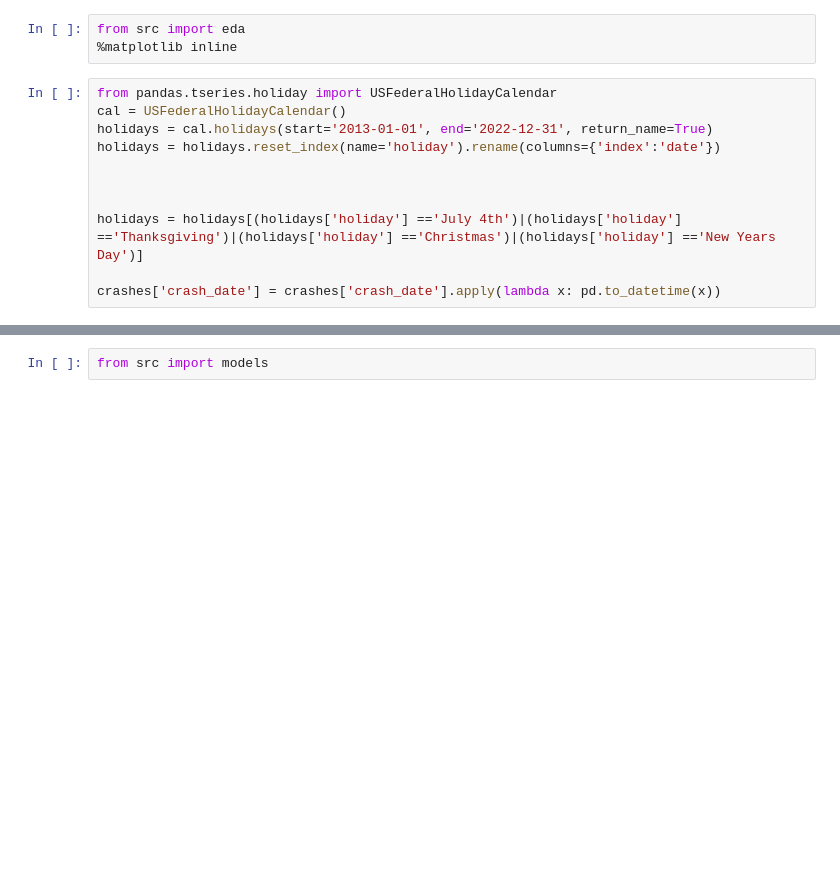
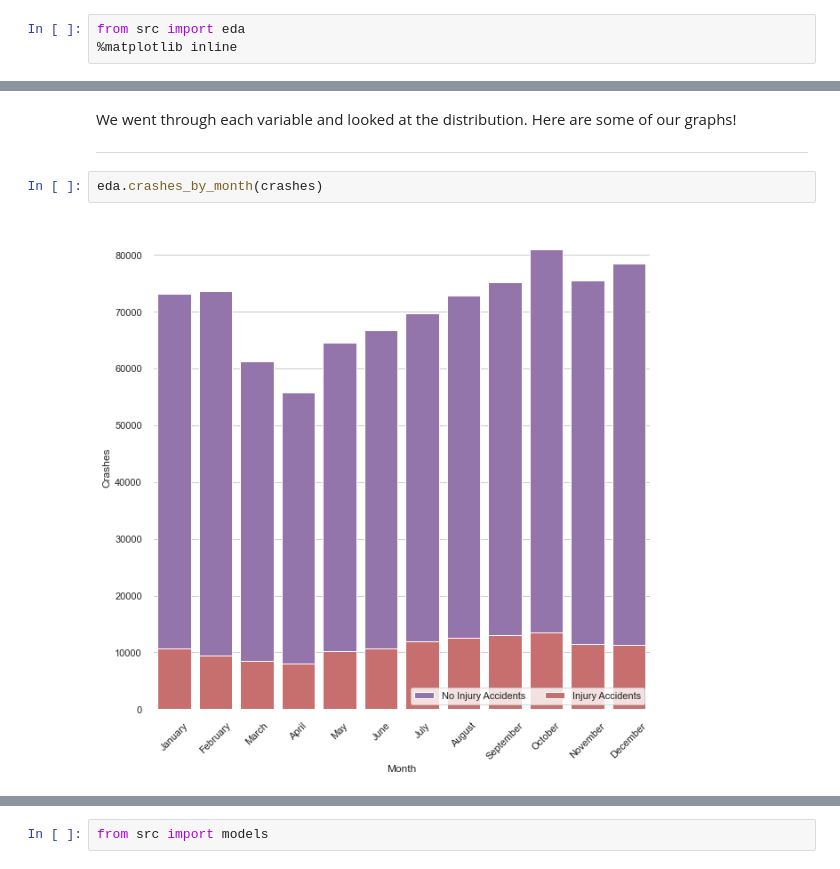
Before and after one commit to marcosvppfernandes/chicagoteam_quanggang, a Jupyter notebook: final_notebook.ipynb, the cells around one changed output, grey strips where cells are left out. Drawn from its saved outputs; the diff is of its cells as text; blank space fills up the shorter version.

```diff
--- a/final_notebook.ipynb
+++ b/final_notebook.ipynb
@@ -193,14 +197,3 @@ crashes, people, vehicles = data_cleaning.column_mask([crashes, people, vehicles
 # %%
 from src import eda
 %matplotlib inline
-# %%
-from pandas.tseries.holiday import USFederalHolidayCalendar
-cal = USFederalHolidayCalendar()
-holidays = cal.holidays(start='2013-01-01', end='2022-12-31', return_name=True)
-holidays = holidays.reset_index(name='holiday').rename(columns={'index':'date'})
-
-
-
-holidays = holidays[(holidays['holiday'] =='July 4th')|(holidays['holiday'] =='Thanksgiving')|(holidays['holiday'] =='Christmas')|(holidays['holiday'] =='New Years Day')]
-
-crashes['crash_date'] = crashes['crash_date'].apply(lambda x: pd.to_datetime(x))
@@ -231,0 +220,7 @@ Name: injured, dtype: int64
+# %% [markdown]
+We went through each variable and looked at the distribution. Here are some of our graphs!
+******
+# %%
+eda.crashes_by_month(crashes)
+# %% [output]
+[figure, added]
```
Also changed, not shown: parts of 102 cells of this notebook, 3 other files.
